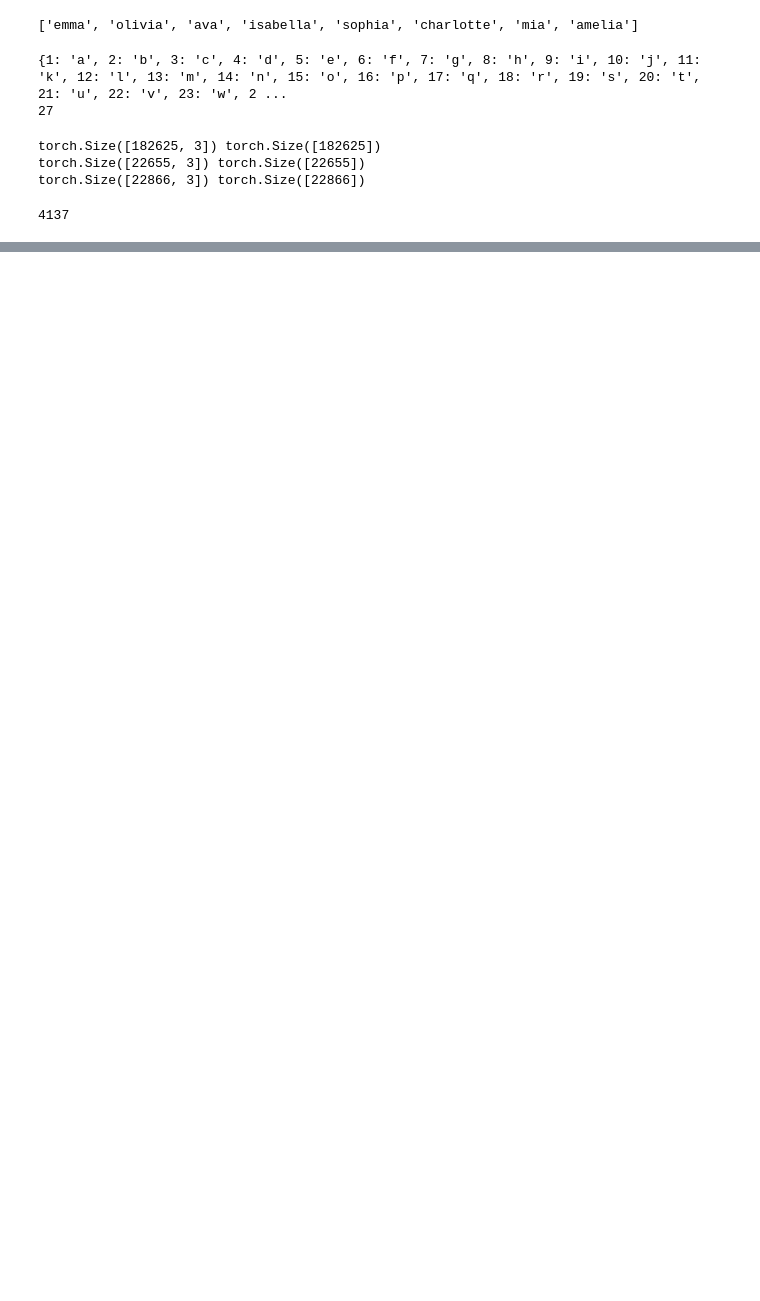
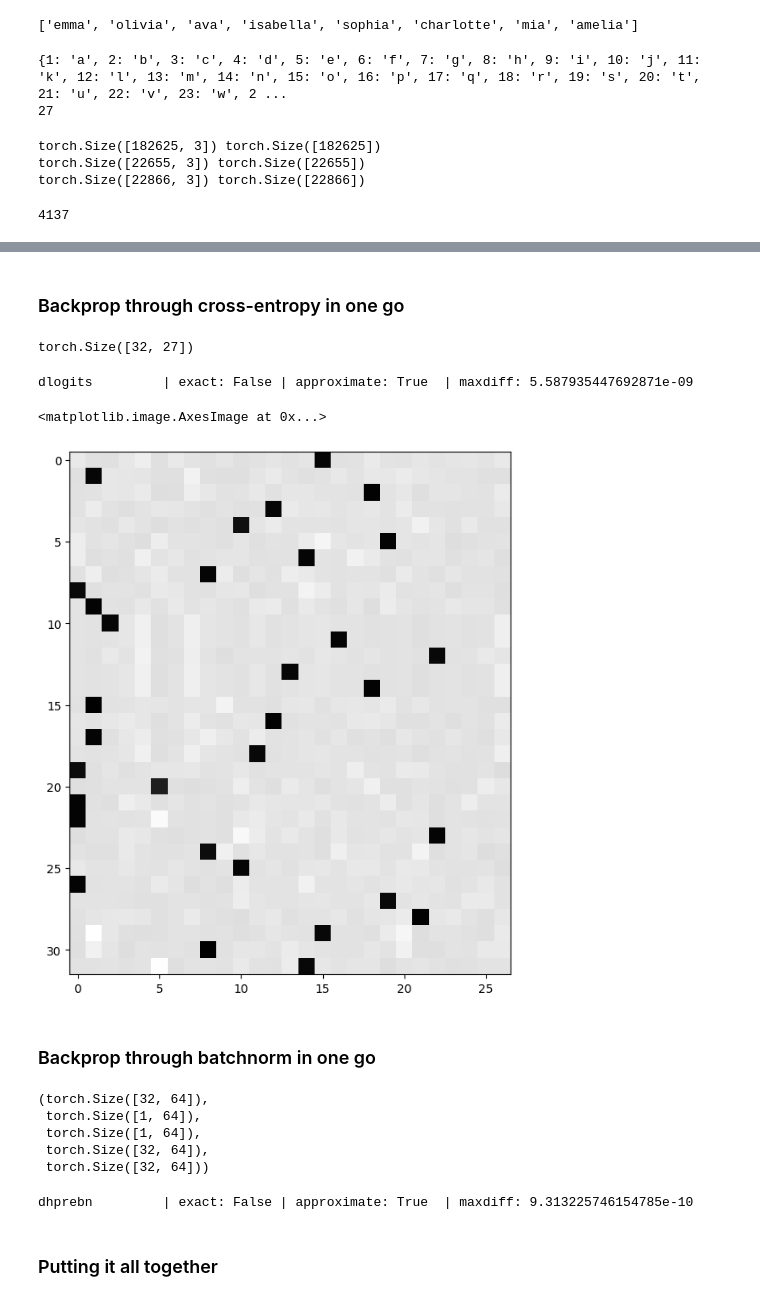
Before and after one commit to mjdanbury/karpathy-zero-to-hero, a Jupyter notebook: 05-becoming-a-backprop-ninja/build_makemore_manual_backprop.ipynb, the cells around one changed output, grey strips where cells are left out. Drawn from its saved outputs; the diff is of its cells as text; code cells hidden in the pictures; blank space fills up the shorter version.

Commit message:
finish manual backprop woo!

```diff
--- a/05-becoming-a-backprop-ninja/build_makemore_manual_backprop.ipynb
+++ b/05-becoming-a-backprop-ninja/build_makemore_manual_backprop.ipynb
@@ -132,0 +294,21 @@ tensor(3.3918, grad_fn=<NegBackward0>)
+# %% [markdown]
+### Backprop through cross-entropy in one go
+# %%
+logits.shape
+# %% [output]
+torch.Size([32, 27])
+# %%
+dlogits = F.softmax(logits,1)
+dlogits[range(n),Yb] -= 1
+dlogits /= n
+cmp('dlogits',dlogits, logits)
+# %% [output]
+dlogits         | exact: False | approximate: True  | maxdiff: 5.587935447692871e-09
+# %%
+plt. figure(figsize=(8, 8))
+plt. imshow(dlogits.detach(), cmap='gray')
+# %% [output]
+<matplotlib.image.AxesImage at 0x...>
+[figure, added]
+# %% [markdown]
+### Backprop through batchnorm in one go
@@ -132,0 +324,15 @@ tensor(3.3918, grad_fn=<NegBackward0>)
+# %%
+hprebn.shape, bngain.shape, bnvar_inv.shape, dhpreact.shape, bnraw.shape
+# %% [output]
+(torch.Size([32, 64]),
+ torch.Size([1, 64]),
+ torch.Size([1, 64]),
+ torch.Size([32, 64]),
+ torch.Size([32, 64]))
+# %%
+dhprebn = bngain*bnvar_inv/n*(n*dhpreact-dhpreact.sum(0,keepdim=True)-n/(n-1)*bnraw*(dhpreact*bnraw).sum(0,keepdim=True))
+cmp('dhprebn', dhprebn, hprebn)
+# %% [output]
+dhprebn         | exact: False | approximate: True  | maxdiff: 9.313225746154785e-10
+# %% [markdown]
+### Putting it all together
```
Also changed, not shown: parts of 17 cells of this notebook.
